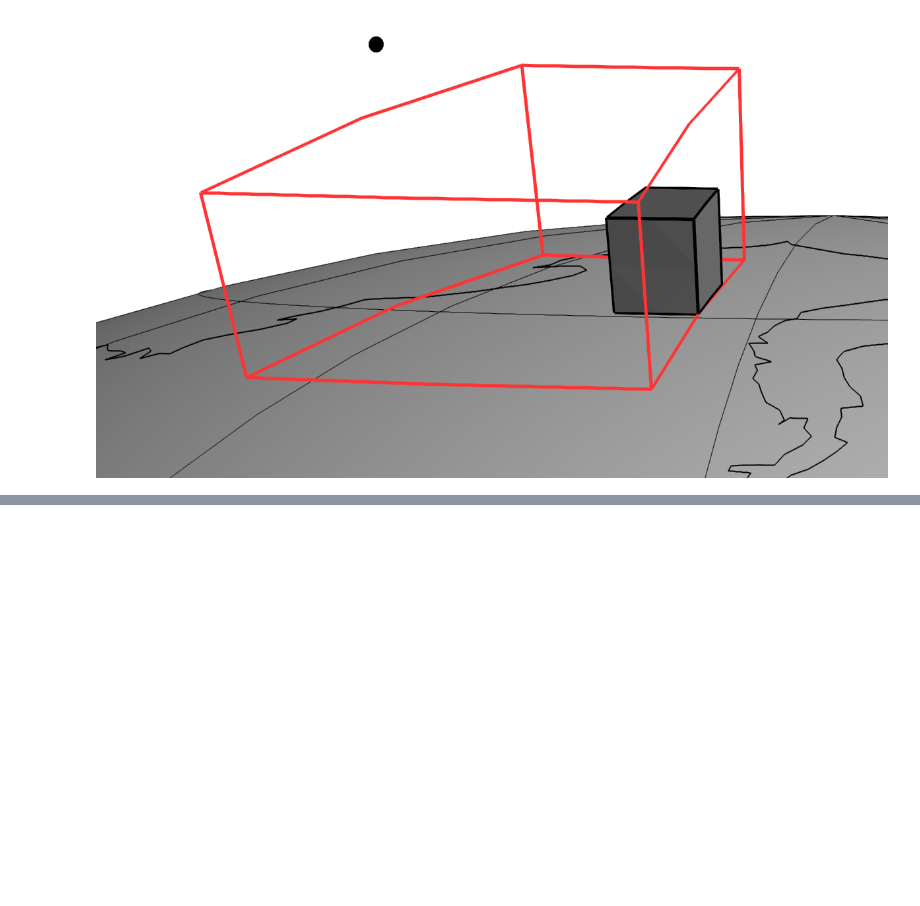
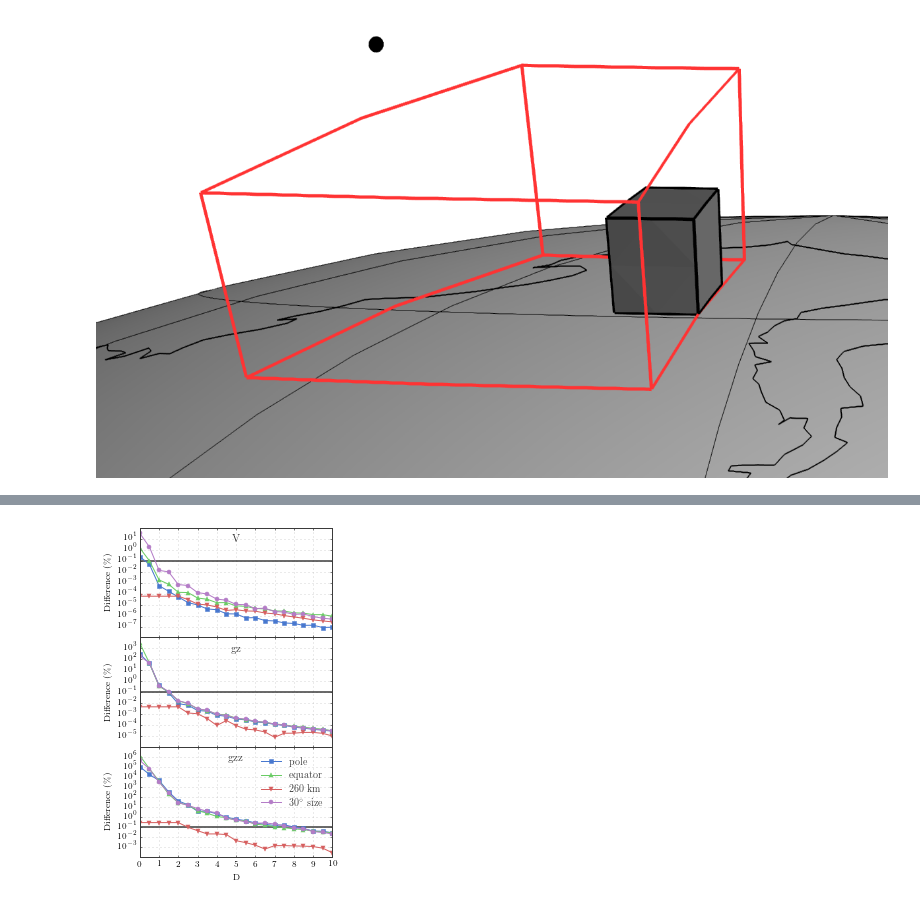
Before and after one commit to pinga-lab/paper-tesseroids, a Jupyter notebook: notebooks/presentation_figures.ipynb, the cells around one changed output, grey strips where cells are left out. Cells and saved outputs as stored; diff of their text form; code cells hidden in the pictures; blank space fills up the shorter version.

Commit message:
Figures for results

```diff
--- a/notebooks/presentation_figures.ipynb
+++ b/notebooks/presentation_figures.ipynb
@@ -229,0 +248,58 @@ Image(filename='presentation_figures/tesseroid-algorithm-split2-p2.png', width=8
+# %%
+shell = pd.read_csv('../data/shell-per-height.csv', index_col=0)
+# %%
+def load_max_diff(fname):
+    data = pd.read_csv(fname)
+    return data.groupby(['size', 'ratio']).max()
+# %%
+pole = load_max_diff('../data/difference-size-1-height-2000-pole.csv')
+equator = load_max_diff('../data/difference-size-1-height-2000-equator.csv')
+goce = load_max_diff('../data/difference-size-1-height-260000-pole.csv')
+big = load_max_diff('../data/difference-size-30-height-2000-pole.csv')
+# %%
+ratio = pole.index.levels[1] # Get the unique values of the distance-size ratio used
+# %%
+plotargs = dict(markeredgewidth=0.5)
+styles = "-s -^ -v -o".split()
+colors = [u'#4878cf', u'#6acc65', u'#d65f5f', u'#b47cc7']
+fig, subplots = plt.subplots(3, 1, figsize=(3.33, 5), sharex='col')
+axes = subplots.ravel()
+fields = ['pot', 'gz', 'gzz']
+titles = [r'V', r'gz', r'gzz']
+for ax, f, title in zip(axes, fields, titles):
+    ax.text(0.5, 0.9, title, fontsize=11,
+            horizontalalignment='center', verticalalignment='center',
+            transform=ax.transAxes)
+    shell_low = np.abs(shell[shell.height == 2000][f].values)
+    shell_high = np.abs(shell[shell.height == 260000][f].values)
+    ax.plot(ratio, 100*pole[f]/shell_low, styles[0], label='pole',
+            color=colors[0], markeredgecolor=colors[0],
+            **plotargs)
+    ax.plot(ratio, 100*equator[f]/shell_low, styles[1], label='equator',
+            color=colors[1], markeredgecolor=colors[1],
+            **plotargs)
+    ax.plot(ratio, 100*goce[f]/shell_high, styles[2], label='260 km',
+            color=colors[2], markeredgecolor=colors[2],
+            **plotargs)
+    ax.plot(ratio, 100*big[f]/shell_low, styles[3], label=r'$30^\circ$ size',
+            color=colors[3], markeredgecolor=colors[3],
+            **plotargs)
+    ax.hlines(0.1, ratio.min(), ratio.max(), colors=['#3a3a3a'], linewidth=1.5)
+    ax.set_xlim(ratio.min(), ratio.max())
+    ax.set_yscale('log')
+    ax.set_xticks(range(11))
+    ax.set_yticks(ax.get_yticks()[2:-2])
+    ax.set_ylabel('Difference (\\%)')
+    ax.grid(True, linewidth=0.5, color='#aeaeae')
+    ax.set_axisbelow(True)
+    ax.minorticks_off()
+ax = axes[-1]
+ax.set_xlabel('D')
+ax.legend(borderpad=0.5, numpoints=1, bbox_to_anchor=(1, 1),
+          frameon=False, fontsize=10)
+plt.tight_layout(pad=0.3, h_pad=0, w_pad=0)
+plt.subplots_adjust(hspace=0, wspace=0)
+plt.savefig('presentation_figures/tesseroid-results-d-curves.png',
+            dpi=300, transparent=True)
+# %% [output]
+[figure, added]
```
Also changed, not shown: parts of 6 cells of this notebook.
